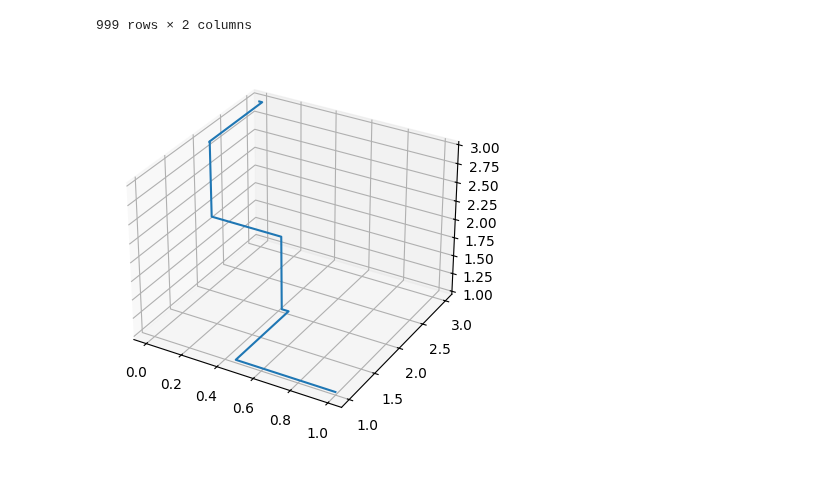
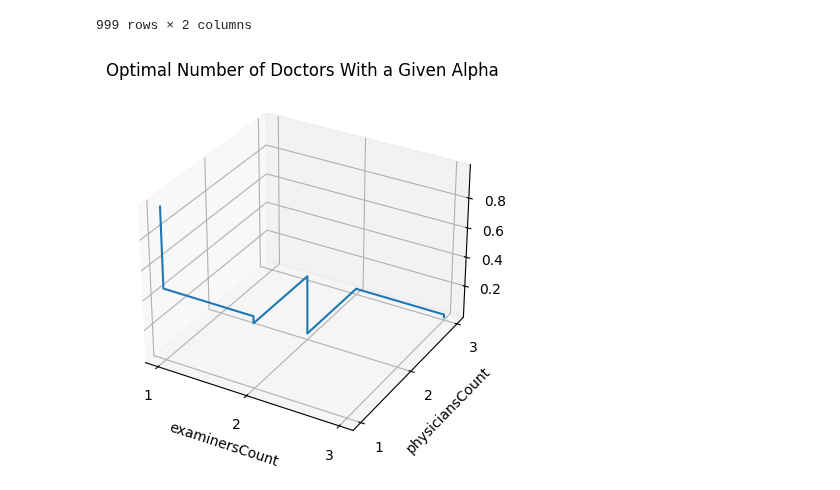
Before and after one commit to Hawmex/aut_principles_of_simulation, a Jupyter notebook: Class Assignments/project.ipynb, the cells around one changed output. Drawn from its saved outputs; the diff is of its cells as text; code cells hidden in the pictures.

```diff
--- a/Class Assignments/project.ipynb
+++ b/Class Assignments/project.ipynb
@@ -629,13 +650,21 @@ optimalNumbersOfDoctorsDf
 # %%
 fig = plt.figure()
 ax = plt.axes(projection="3d")
 
+ax.set_xticks(list(range(4)))
+ax.set_yticks(list(range(4)))
+
+ax.set_xlabel("examinersCount")
+ax.set_ylabel("physiciansCount")
+
 ax.plot3D(
-    optimalNumbersOfDoctorsDf.index,
     optimalNumbersOfDoctorsDf["examinersCount"],
     optimalNumbersOfDoctorsDf["physiciansCount"],
+    optimalNumbersOfDoctorsDf.index,
 )
 
+ax.set_title("Optimal Number of Doctors With a Given Alpha")
+
 plt.show()
 # %% [output]
-[figure, old version]
+[figure, new version]
```
Also changed, not shown: parts of 6 cells of this notebook.
